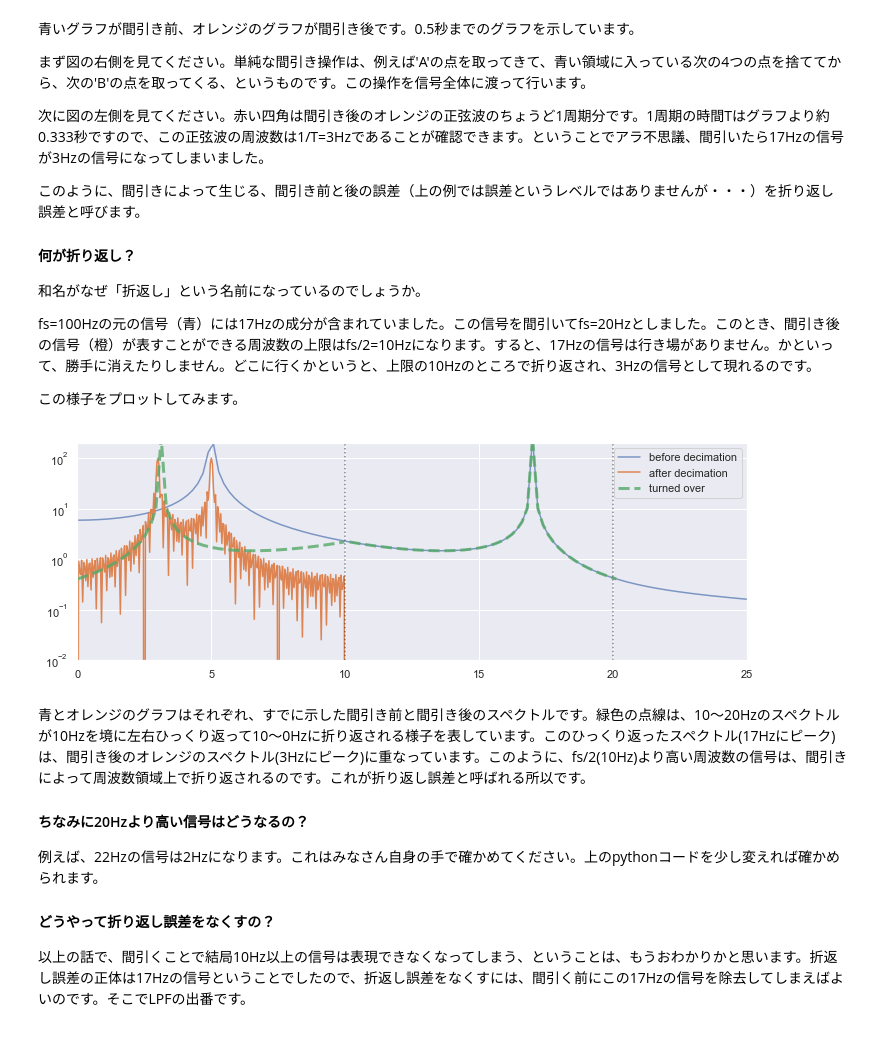
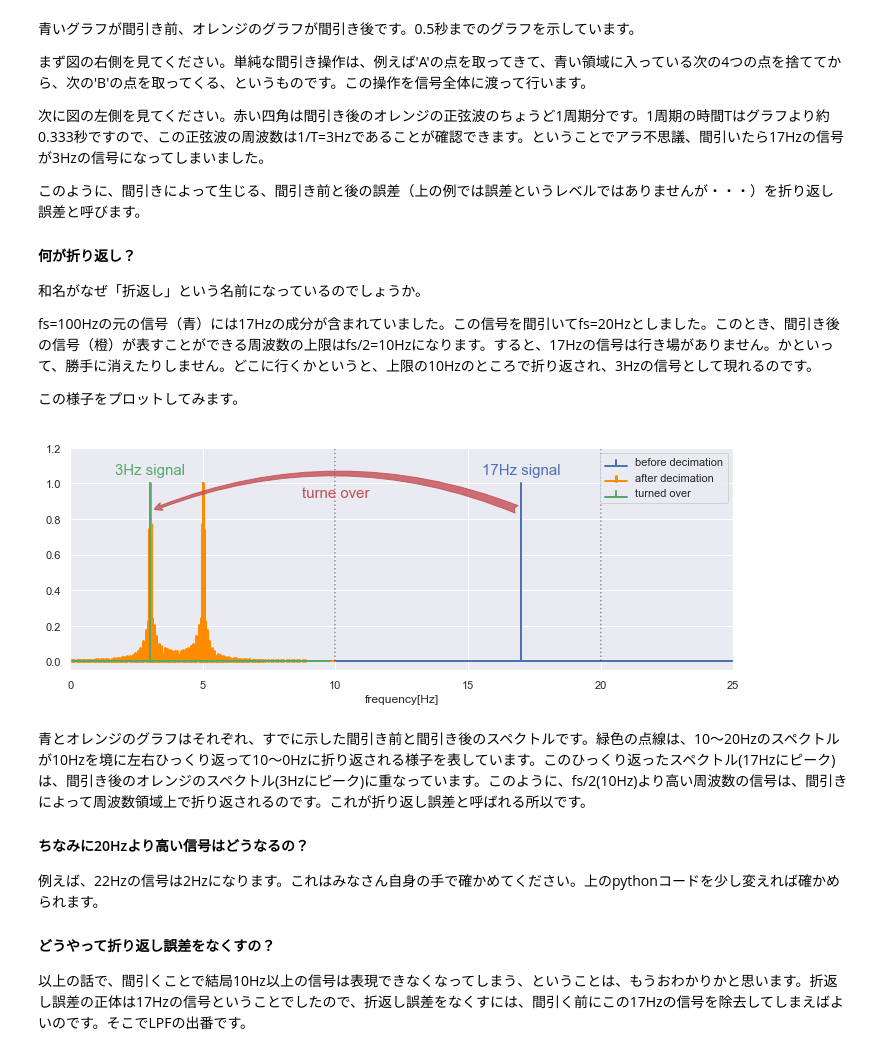
Before and after one commit to murmur1975/macroAC, a Jupyter notebook: decimation.ipynb, the cells around one changed output. Saved outputs shown, nothing was run; the diff lists cells and outputs as text; code cells hidden in the pictures.

```diff
--- a/decimation.ipynb
+++ b/decimation.ipynb
@@ -119,23 +135,36 @@ plt.show()
 fs=100Hzの元の信号（青）には17Hzの成分が含まれていました。この信号を間引いてfs=20Hzとしました。このとき、間引き後の信号（橙）が表すことができる周波数の上限はfs/2=10Hzになります。すると、17Hzの信号は行き場がありません。かといって、勝手に消えたりしません。どこに行くかというと、上限の10Hzのところで折り返され、3Hzの信号として現れるのです。
 
 この様子をプロットしてみます。
-# %%
-# プロット
-sb.set()
-ax, fig = plt.subplots(figsize=(12,4))
-plt.plot(x,Y, alpha=0.7)  # 間引き前のスペクトルのプロット
-plt.plot(x_,Y_)  # 間引き後のスペクトルのプロット
-plt.plot(x[52:104],Y[52:104], 'g', alpha=0.8, linewidth=3, linestyle='dashed')  # 元のスペクトル
-plt.plot(x[0:52],Y[103:51:-1], 'g', alpha=0.8, linewidth=3, linestyle='dashed') # 折り返されたスペクトル
-plt.plot([10,10],[1e-5,1e3], 'k' ,alpha=0.5, linestyle='dotted')
-plt.plot([20,20],[1e-5,1e3], 'k' ,alpha=0.5, linestyle='dotted')
-plt.yscale('log')  # 縦軸対数表示
-plt.legend(['before decimation','after decimation','turned over'], loc=1)
-plt.xlim(0,25)
-plt.ylim(1e-2,2e2)  # 制限
-plt.show()
-# %% [output]
-[figure, removed]
+# %%
+# プロット
+fig, ax = plt.subplots(figsize=(10,4))
+markerline, stemlines, baseline = plt.stem(x,Y,markerfmt=" ")  # 間引き前のスペクトル
+plt.setp(baseline, color='b', linewidth=2)
+plt.setp(stemlines, linewidth=2)
+markerline, stemlines, baseline = plt.stem(x_,Y_,markerfmt=" ")  # 間引き後のスペクトル
+plt.setp(baseline, color='darkorange', linewidth=2)
+plt.setp(stemlines, color='darkorange', linewidth=3)
+markerline, stemlines, baseline = plt.stem(x[0:50],Y[100:50:-1],markerfmt=" ")  # 折り返されたスペクトル
+plt.setp(baseline, color='g', linewidth=2)
+plt.setp(stemlines, color='g', linewidth=2)
+
+plt.legend(['before decimation','after decimation','turned over'], loc=1)
+plt.plot([10,10],[1e-5,1e3], 'k' ,alpha=0.5, linestyle='dotted')
+plt.plot([20,20],[1e-5,1e3], 'k' ,alpha=0.5, linestyle='dotted')
+plt.xlim(0,25)
+plt.ylim(-0.05,1.2)
+ax.annotate('17Hz signal', xy=(17,1.05), ha='center', color='b', fontsize=15)
+ax.annotate('turne over', xy=((3+17)/2,0.92), ha='center', color='r', fontsize=15)
+ax.annotate('3Hz signal', xy=(3,1.05), ha='center', color='g', fontsize=15)
+ax.annotate('', xy=(3.1,0.85), xycoords='data',
+            xytext=(16.9,0.85), textcoords='data', size=20,
+            arrowprops=dict(arrowstyle='fancy', connectionstyle="arc3,rad=0.2",
+                            color='r', alpha=0.8))
+plt.xlabel('frequency[Hz]')
+plt.tight_layout()
+plt.show()
+# %% [output]
+[figure, added]
 # %% [markdown]
 青とオレンジのグラフはそれぞれ、すでに示した間引き前と間引き後のスペクトルです。緑色の点線は、10～20Hzのスペクトルが10Hzを境に左右ひっくり返って10～0Hzに折り返される様子を表しています。このひっくり返ったスペクトル(17Hzにピーク)は、間引き後のオレンジのスペクトル(3Hzにピーク)に重なっています。このように、fs/2(10Hz)より高い周波数の信号は、間引きによって周波数領域上で折り返されるのです。これが折り返し誤差と呼ばれる所以です。
 
```
Also changed, not shown: parts of 10 cells of this notebook, 3 other files.
